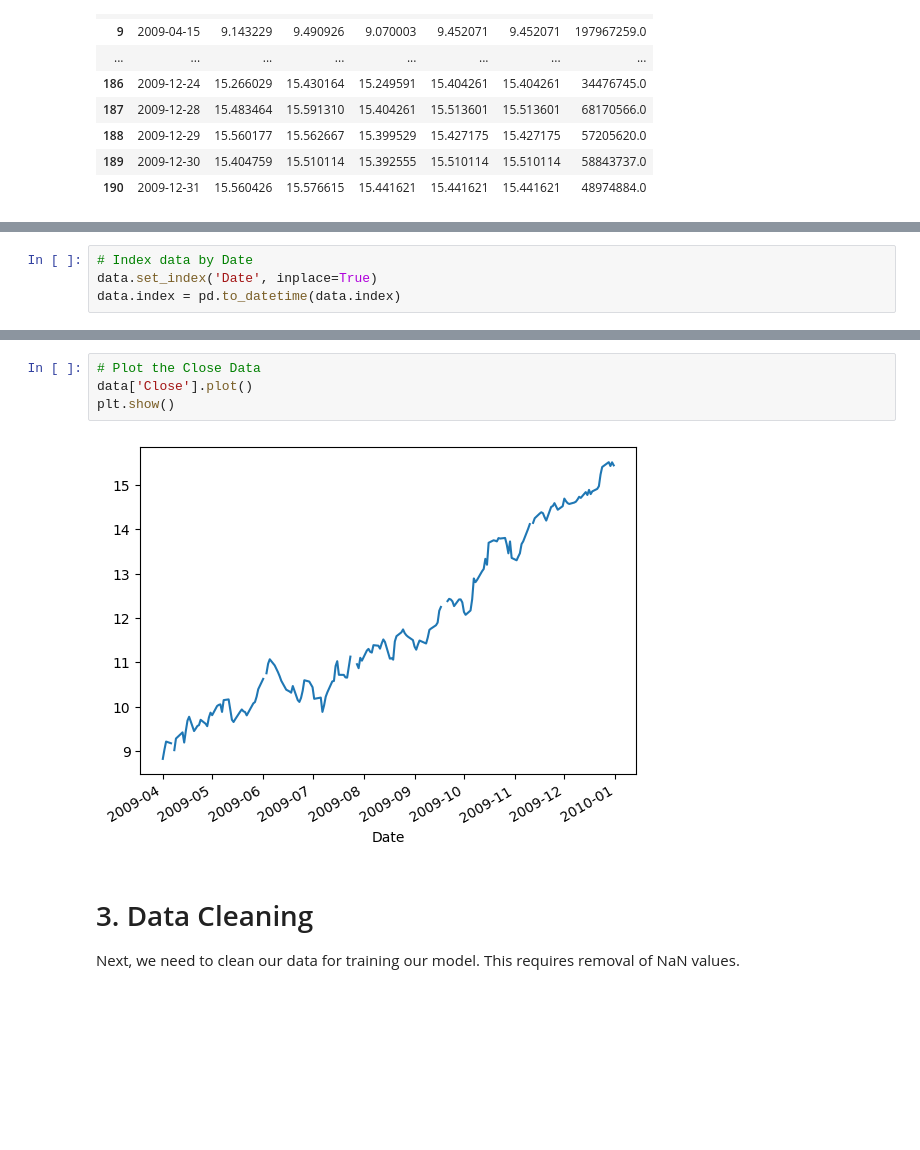
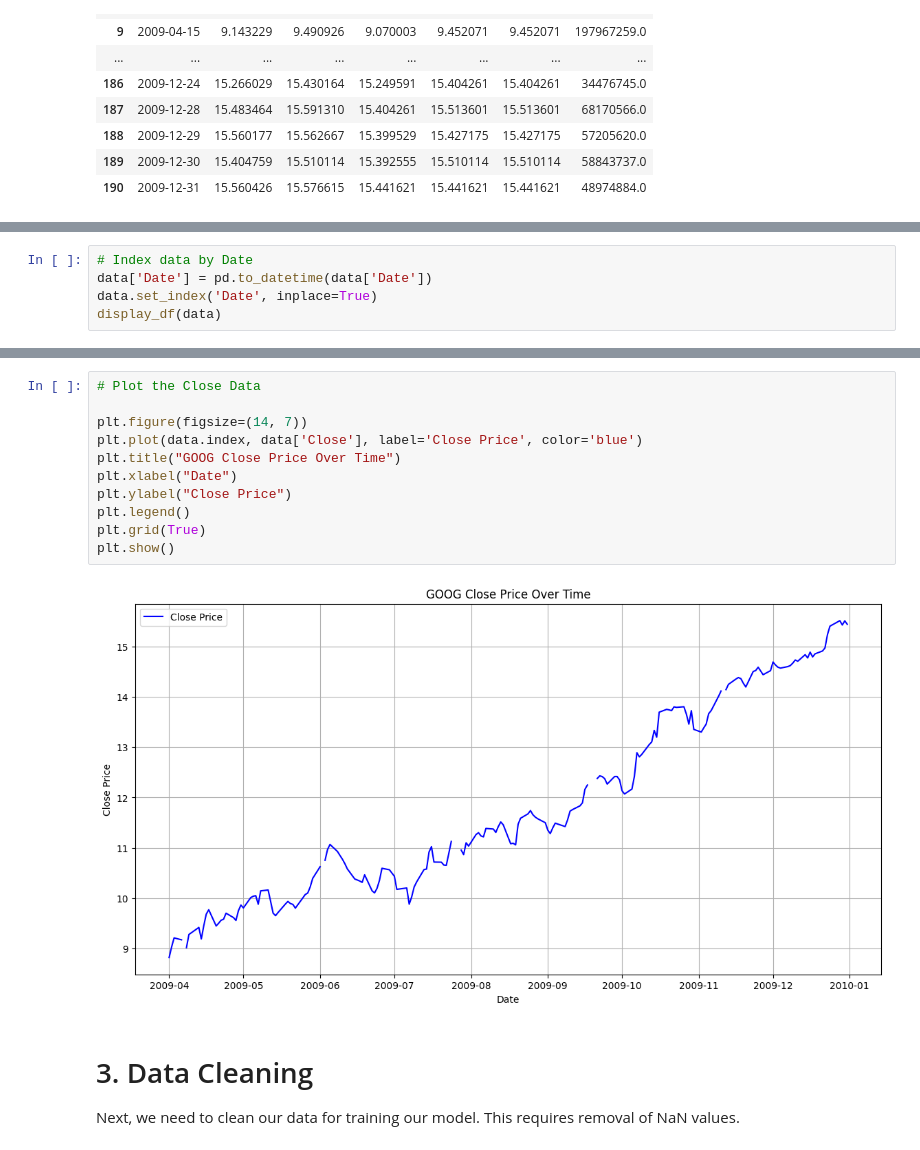
Before and after one commit to bigboy92/fend-matching-game, a Jupyter notebook: project_nb.ipynb, the cells around one changed output, grey strips where cells are left out. Drawn from its saved outputs; the diff is of its cells as text; blank space fills up the shorter version.

```diff
--- a/project_nb.ipynb
+++ b/project_nb.ipynb
@@ -75,4 +58,5 @@ memory usage: 10.6+ KB
 # %%
 # Index data by Date
+data['Date'] = pd.to_datetime(data['Date'])
 data.set_index('Date', inplace=True)
-data.index = pd.to_datetime(data.index)
+display_df(data)
@@ -114,9 +82,16 @@ memory usage: 10.4 KB
 # %%
 # Plot the Close Data
-data['Close'].plot()
+
+plt.figure(figsize=(14, 7))
+plt.plot(data.index, data['Close'], label='Close Price', color='blue')
+plt.title("GOOG Close Price Over Time")
+plt.xlabel("Date")
+plt.ylabel("Close Price")
+plt.legend()
+plt.grid(True)
 plt.show()
 # %% [output]
-[figure, old version]
+[figure, new version]
 # %% [markdown]
 # 3. Data Cleaning
 Next, we need to clean our data for training our model. This requires removal of NaN values.
```
Also changed, not shown: parts of 28 cells of this notebook.
